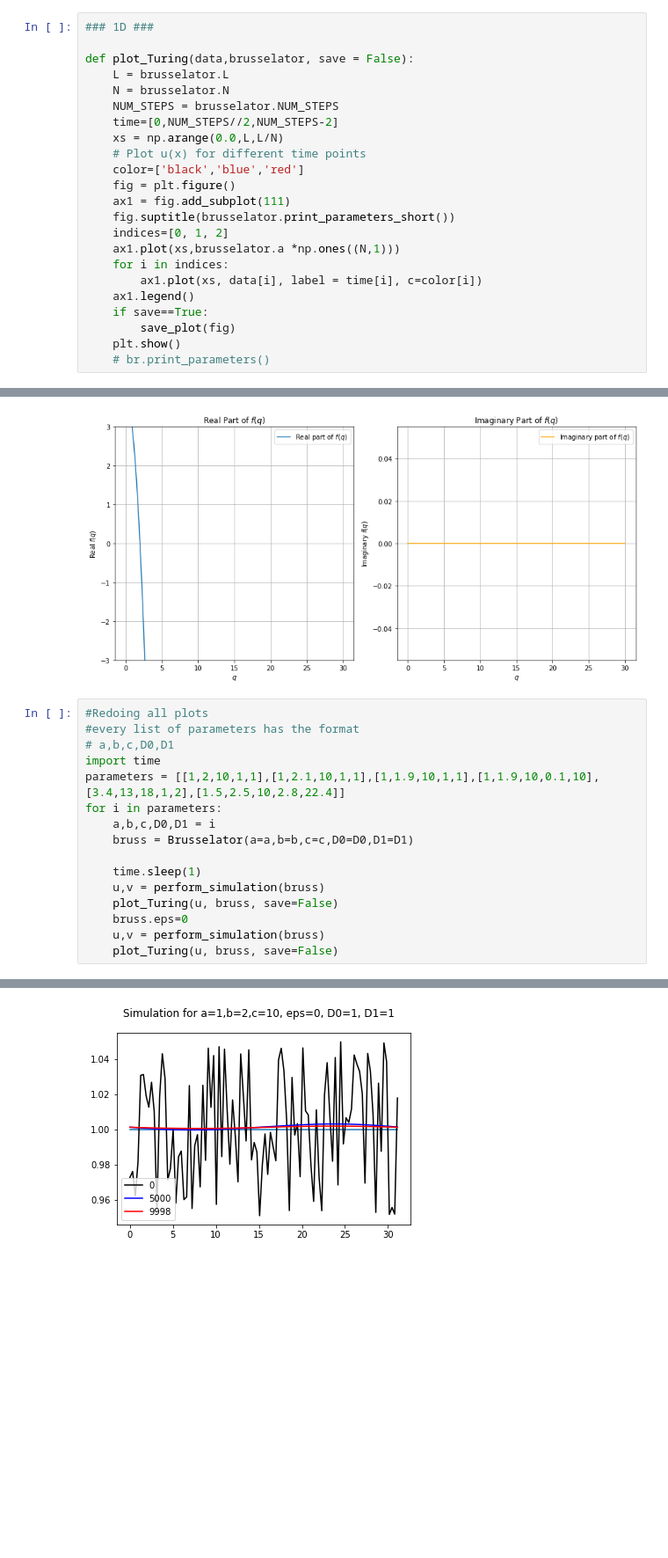
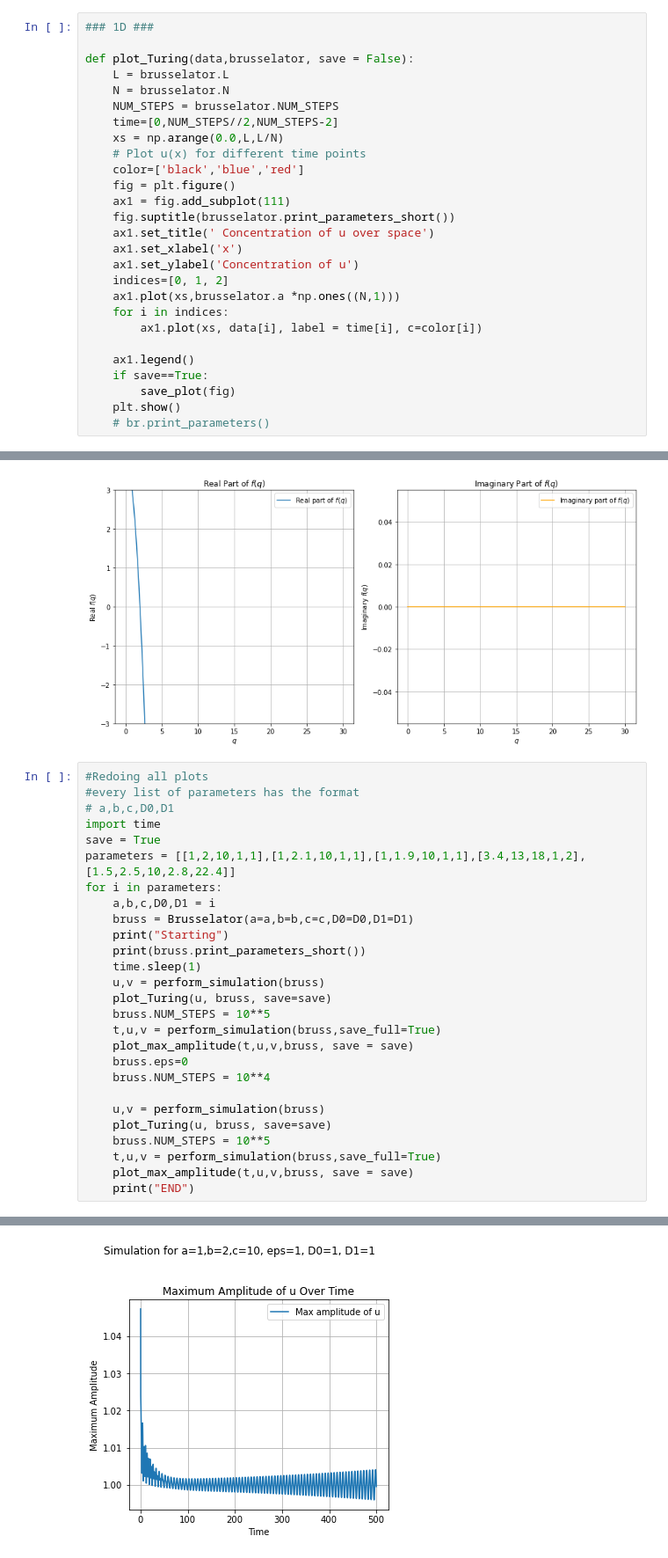
Before and after one commit to l-ada/Turing-models, a Jupyter notebook: brusselator_excluded_volume.ipynb, the cells around one changed output, grey strips where cells are left out. Shown at 88% size. Drawn from its saved outputs; the diff is of its cells as text; blank space fills up the shorter version.

Commit message:
lots of plots and bulk plot saving

```diff
--- a/brusselator_excluded_volume.ipynb
+++ b/brusselator_excluded_volume.ipynb
@@ -184,10 +184,14 @@ def plot_Turing(data,brusselator, save = False):
     fig = plt.figure()
     ax1 = fig.add_subplot(111)
     fig.suptitle(brusselator.print_parameters_short())
+    ax1.set_title(' Concentration of u over space')
+    ax1.set_xlabel('x')
+    ax1.set_ylabel('Concentration of u')
     indices=[0, 1, 2]
     ax1.plot(xs,brusselator.a *np.ones((N,1)))
     for i in indices:
         ax1.plot(xs, data[i], label = time[i], c=color[i])
+
     ax1.legend()
     if save==True:
         save_plot(fig)
@@ -381,15 +386,26 @@ plot_function(A, B, q_range)
 #every list of parameters has the format
 # a,b,c,D0,D1
 import time
-parameters = [[1,2,10,1,1],[1,2.1,10,1,1],[1,1.9,10,1,1],[1,1.9,10,0.1,10],[3.4,13,18,1,2],[1.5,2.5,10,2.8,22.4]]
+save = True
+parameters = [[1,2,10,1,1],[1,2.1,10,1,1],[1,1.9,10,1,1],[3.4,13,18,1,2],[1.5,2.5,10,2.8,22.4]]
 for i in parameters:
     a,b,c,D0,D1 = i
     bruss = Brusselator(a=a,b=b,c=c,D0=D0,D1=D1)
-
+    print("Starting")
+    print(bruss.print_parameters_short())
     time.sleep(1)
     u,v = perform_simulation(bruss)
-    plot_Turing(u, bruss, save=False)
+    plot_Turing(u, bruss, save=save)
+    bruss.NUM_STEPS = 10**5
+    t,u,v = perform_simulation(bruss,save_full=True)
+    plot_max_amplitude(t,u,v,bruss, save = save)
     bruss.eps=0
+    bruss.NUM_STEPS = 10**4
+
     u,v = perform_simulation(bruss)
-    plot_Turing(u, bruss, save=False)
+    plot_Turing(u, bruss, save=save)
+    bruss.NUM_STEPS = 10**5
+    t,u,v = perform_simulation(bruss,save_full=True)
+    plot_max_amplitude(t,u,v,bruss, save = save)
+    print("END")
 # %% [output]
@@ -399 +417 @@ Progress: 0.99
-[figure, old version]
+[figure, new version]
```
Also changed, not shown: parts of 4 cells of this notebook, 41 other files.
